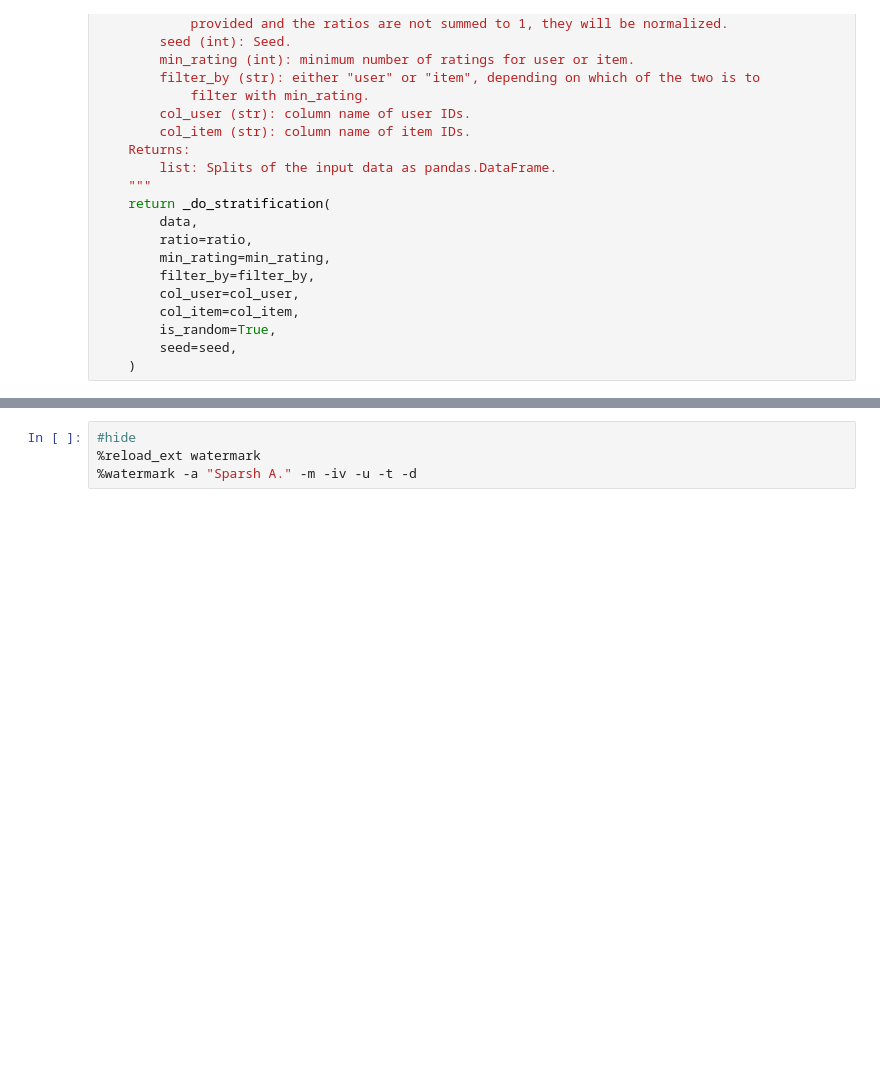
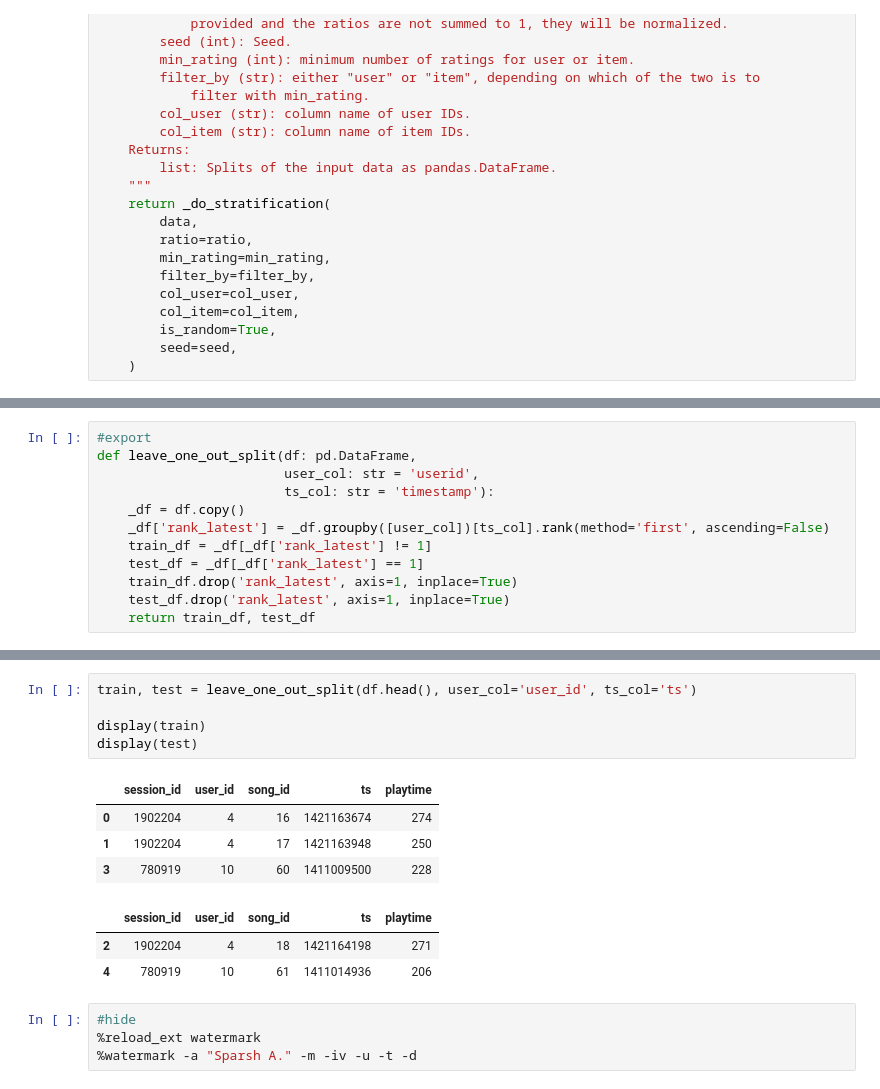
Before and after one commit to recohut/recohut, a Jupyter notebook: nbs/utils/utils.splitting.ipynb, the cells around one changed output, grey strips where cells are left out. Cells and saved outputs as stored; diff of their text form; blank space fills up the shorter version.

```diff
--- a/nbs/utils/utils.splitting.ipynb
+++ b/nbs/utils/utils.splitting.ipynb
@@ -1012,0 +1078,12 @@ def stratified_split_v2(
+# %%
+#export
+def leave_one_out_split(df: pd.DataFrame,
+                        user_col: str = 'userid',
+                        ts_col: str = 'timestamp'):
+    _df = df.copy()
+    _df['rank_latest'] = _df.groupby([user_col])[ts_col].rank(method='first', ascending=False)
+    train_df = _df[_df['rank_latest'] != 1]
+    test_df = _df[_df['rank_latest'] == 1]
+    train_df.drop('rank_latest', axis=1, inplace=True)
+    test_df.drop('rank_latest', axis=1, inplace=True)
+    return train_df, test_df
@@ -1013,3 +1104,16 @@ def stratified_split_v2(
+# %%
+train, test = leave_one_out_split(df.head(), user_col='user_id', ts_col='ts')
+
+display(train)
+display(test)
+# %% [output]
+|  | session_id | user_id | song_id | ts | playtime |
+| 0 | 1902204 | 4 | 16 | 1421163674 | 274 |
+| 1 | 1902204 | 4 | 17 | 1421163948 | 250 |
+| 3 | 780919 | 10 | 60 | 1411009500 | 228 |
+|  | session_id | user_id | song_id | ts | playtime |
+| 2 | 1902204 | 4 | 18 | 1421164198 | 271 |
+| 4 | 780919 | 10 | 61 | 1411014936 | 206 |
 # %%
 #hide
 %reload_ext watermark
```
Also changed, not shown: parts of 9 cells of this notebook.
